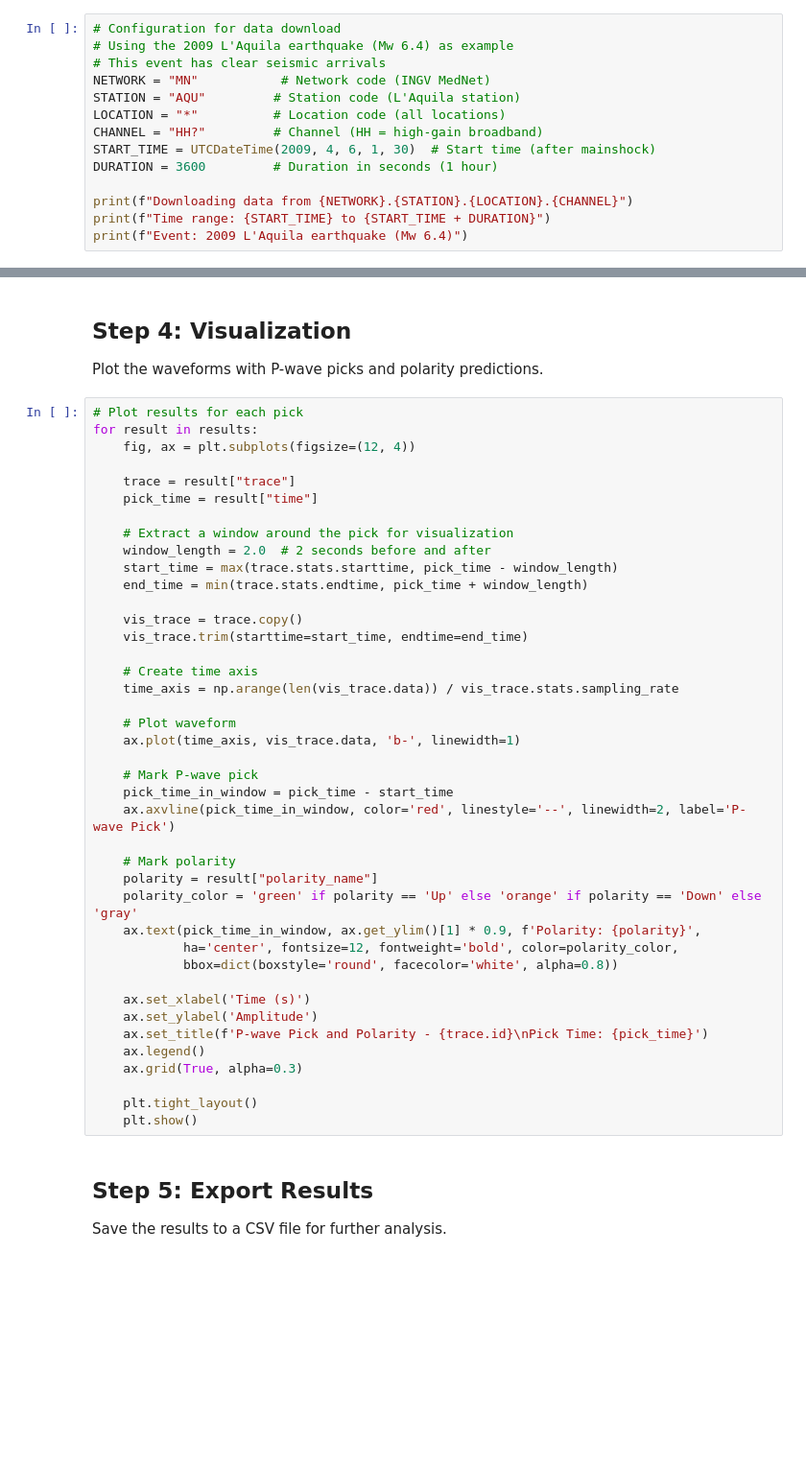
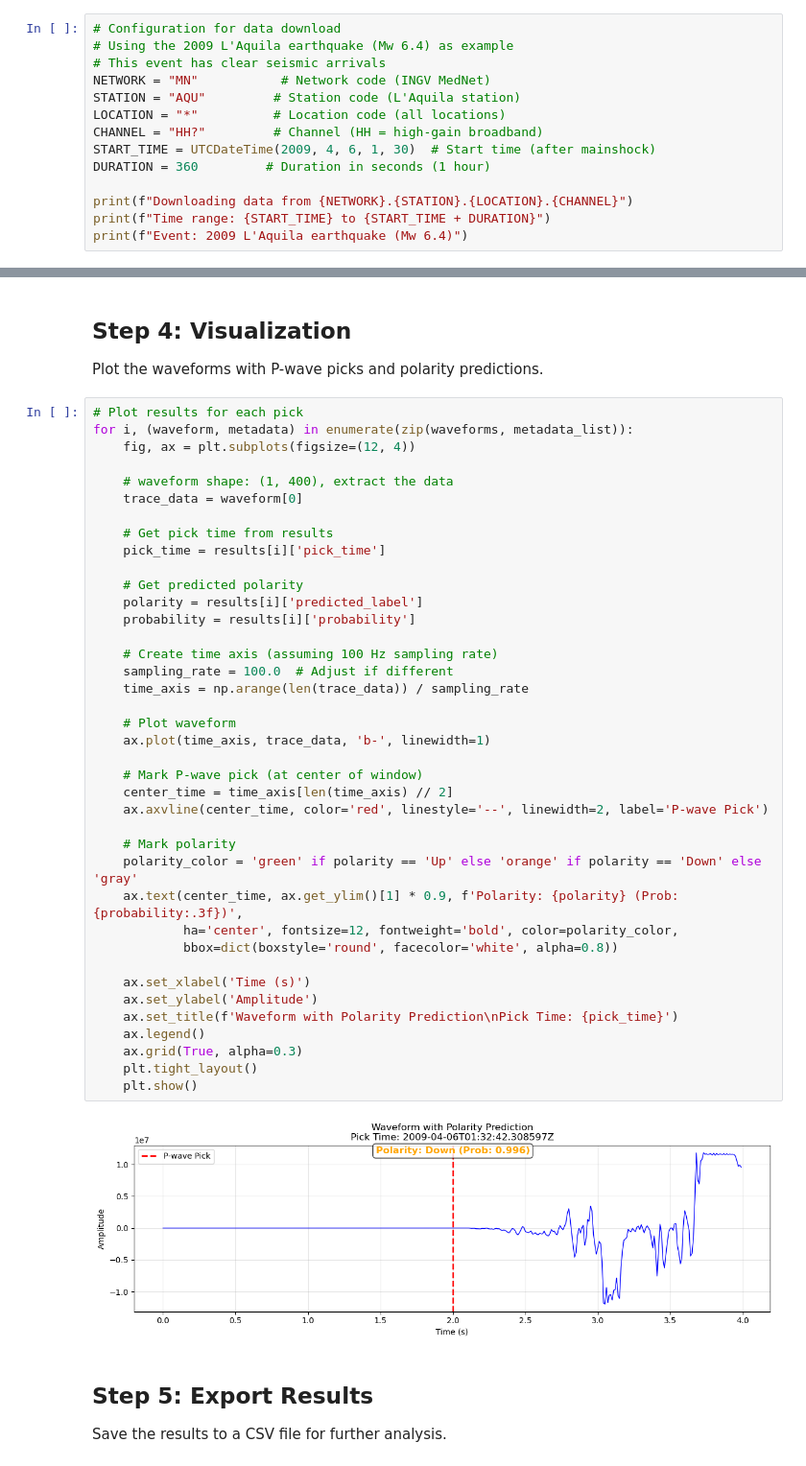
Before and after one commit to Chuan1937/SeisPolarity, a Jupyter notebook: examples/predict_api.ipynb, the cells around one changed output, grey strips where cells are left out. Shown at 96% size. Drawn from its saved outputs; the diff is of its cells as text; blank space fills up the shorter version.

```diff
--- a/examples/predict_api.ipynb
+++ b/examples/predict_api.ipynb
@@ -339,7 +333,7 @@ STATION = "AQU"         # Station code (L'Aquila station)
 LOCATION = "*"          # Location code (all locations)
 CHANNEL = "HH?"         # Channel (HH = high-gain broadband)
 START_TIME = UTCDateTime(2009, 4, 6, 1, 30)  # Start time (after mainshock)
-DURATION = 3600         # Duration in seconds (1 hour)
+DURATION = 360         # Duration in seconds (1 hour)
 
 print(f"Downloading data from {NETWORK}.{STATION}.{LOCATION}.{CHANNEL}")
 print(f"Time range: {START_TIME} to {START_TIME + DURATION}")
@@ -552,45 +488,45 @@ TypeError: got an unexpected keyword argument 'end_time'
 Plot the waveforms with P-wave picks and polarity predictions.
 # %%
 # Plot results for each pick
-for result in results:
+for i, (waveform, metadata) in enumerate(zip(waveforms, metadata_list)):
     fig, ax = plt.subplots(figsize=(12, 4))
 
-    trace = result["trace"]
-    pick_time = result["time"]
+    # waveform shape: (1, 400), extract the data
+    trace_data = waveform[0]
 
-    # Extract a window around the pick for visualization
-    window_length = 2.0  # 2 seconds before and after
-    start_time = max(trace.stats.starttime, pick_time - window_length)
-    end_time = min(trace.stats.endtime, pick_time + window_length)
+    # Get pick time from results
+    pick_time = results[i]['pick_time']
 
-    vis_trace = trace.copy()
-    vis_trace.trim(starttime=start_time, endtime=end_time)
+    # Get predicted polarity
+    polarity = results[i]['predicted_label']
+    probability = results[i]['probability']
 
-    # Create time axis
-    time_axis = np.arange(len(vis_trace.data)) / vis_trace.stats.sampling_rate
+    # Create time axis (assuming 100 Hz sampling rate)
+    sampling_rate = 100.0  # Adjust if different
+    time_axis = np.arange(len(trace_data)) / sampling_rate
 
     # Plot waveform
-    ax.plot(time_axis, vis_trace.data, 'b-', linewidth=1)
+    ax.plot(time_axis, trace_data, 'b-', linewidth=1)
 
-    # Mark P-wave pick
-    pick_time_in_window = pick_time - start_time
-    ax.axvline(pick_time_in_window, color='red', linestyle='--', linewidth=2, label='P-wave Pick')
+    # Mark P-wave pick (at center of window)
+    center_time = time_axis[len(time_axis) // 2]
+    ax.axvline(center_time, color='red', linestyle='--', linewidth=2, label='P-wave Pick')
 
     # Mark polarity
-    polarity = result["polarity_name"]
     polarity_color = 'green' if polarity == 'Up' else 'orange' if polarity == 'Down' else 'gray'
-    ax.text(pick_time_in_window, ax.get_ylim()[1] * 0.9, f'Polarity: {polarity}',
+    ax.text(center_time, ax.get_ylim()[1] * 0.9, f'Polarity: {polarity} (Prob: {probability:.3f})',
             ha='center', fontsize=12, fontweight='bold', color=polarity_color,
             bbox=dict(boxstyle='round', facecolor='white', alpha=0.8))
 
     ax.set_xlabel('Time (s)')
     ax.set_ylabel('Amplitude')
-    ax.set_title(f'P-wave Pick and Polarity - {trace.id}\nPick Time: {pick_time}')
+    ax.set_title(f'Waveform with Polarity Prediction\nPick Time: {pick_time}')
     ax.legend()
     ax.grid(True, alpha=0.3)
-
     plt.tight_layout()
     plt.show()
+# %% [output]
+[figure, added]
 # %% [markdown]
 ## Step 5: Export Results
 
```
Also changed, not shown: parts of 14 cells of this notebook, 2 other files.
